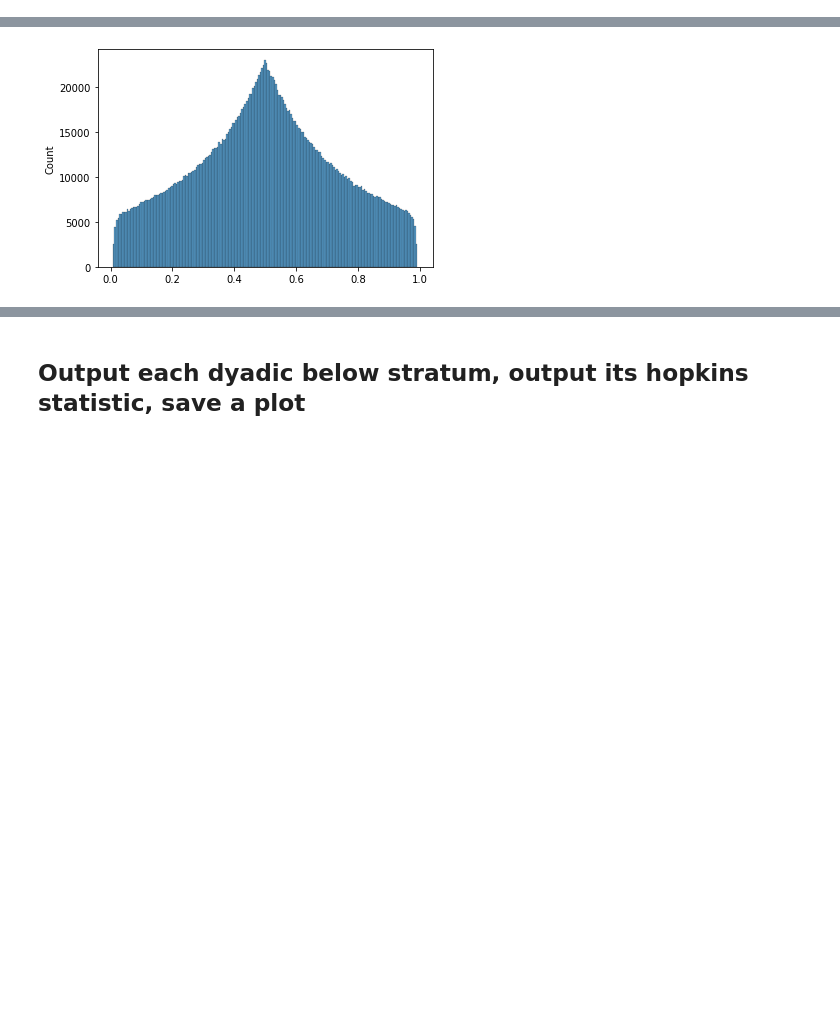
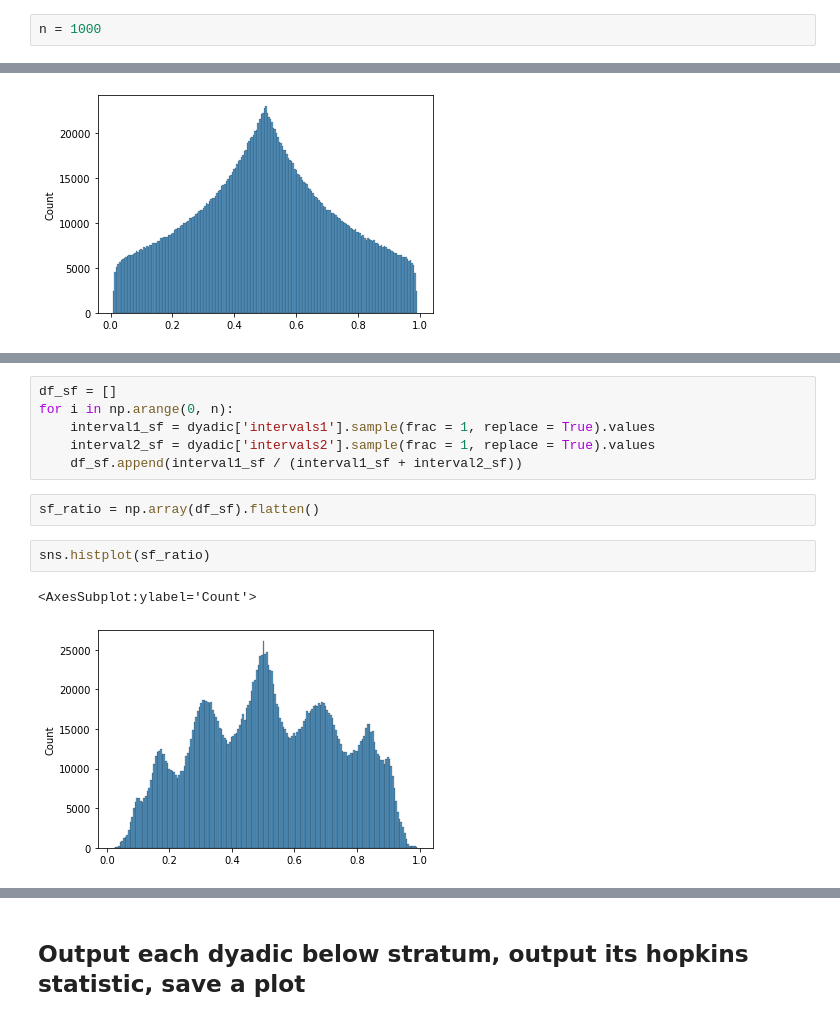
Before and after one commit to xingjeffrey/syntax_rhythm_pbb, a Jupyter notebook: notebooks/5_Bio-mechanics Estimations/5.1 Bio-mechanic Estimations for Bird 22_new.ipynb, the cells around one changed output, grey strips where cells are left out. Drawn from its saved outputs; the diff is of its cells as text; blank space fills up the shorter version.

```diff
--- a/notebooks/5_Bio-mechanics Estimations/5.1 Bio-mechanic Estimations for Bird 22_new.ipynb
+++ b/notebooks/5_Bio-mechanics Estimations/5.1 Bio-mechanic Estimations for Bird 22_new.ipynb
@@ -582,6 +582,8 @@ dyadic
 | 3343 | 0.555399 | 0.965593 | 19 | 1 | 23 | 0.165399 | 0.700000 | 0.124407 | 0.555399 | 0.965593 | ... |
 | 1143 | 0.792418 | 0.737603 | 20 | 18 | 0 | 0.125480 | 0.527603 | 0.111866 | 0.737603 | 0.792418 | ... |
 2299 rows × 14 columns
+# %%
+n = 1000
 # %% [markdown]
 ## Calculate Uniform Rhythm
 > Uniform rhythm is calculated under the assumption that interval lengths are uniformly distributed between a minimum and maximum interval length.
@@ -602,0 +608,13 @@ sns.histplot(uni_ratio)
+# %%
+df_sf = []
+for i in np.arange(0, n):
+    interval1_sf = dyadic['intervals1'].sample(frac = 1, replace = True).values
+    interval2_sf = dyadic['intervals2'].sample(frac = 1, replace = True).values
+    df_sf.append(interval1_sf / (interval1_sf + interval2_sf))
+# %%
+sf_ratio = np.array(df_sf).flatten()
+# %%
+sns.histplot(sf_ratio)
+# %% [output]
+<AxesSubplot:ylabel='Count'>
+[figure, added]
```
Also changed, not shown: parts of 21 cells of this notebook, 44 other files.
